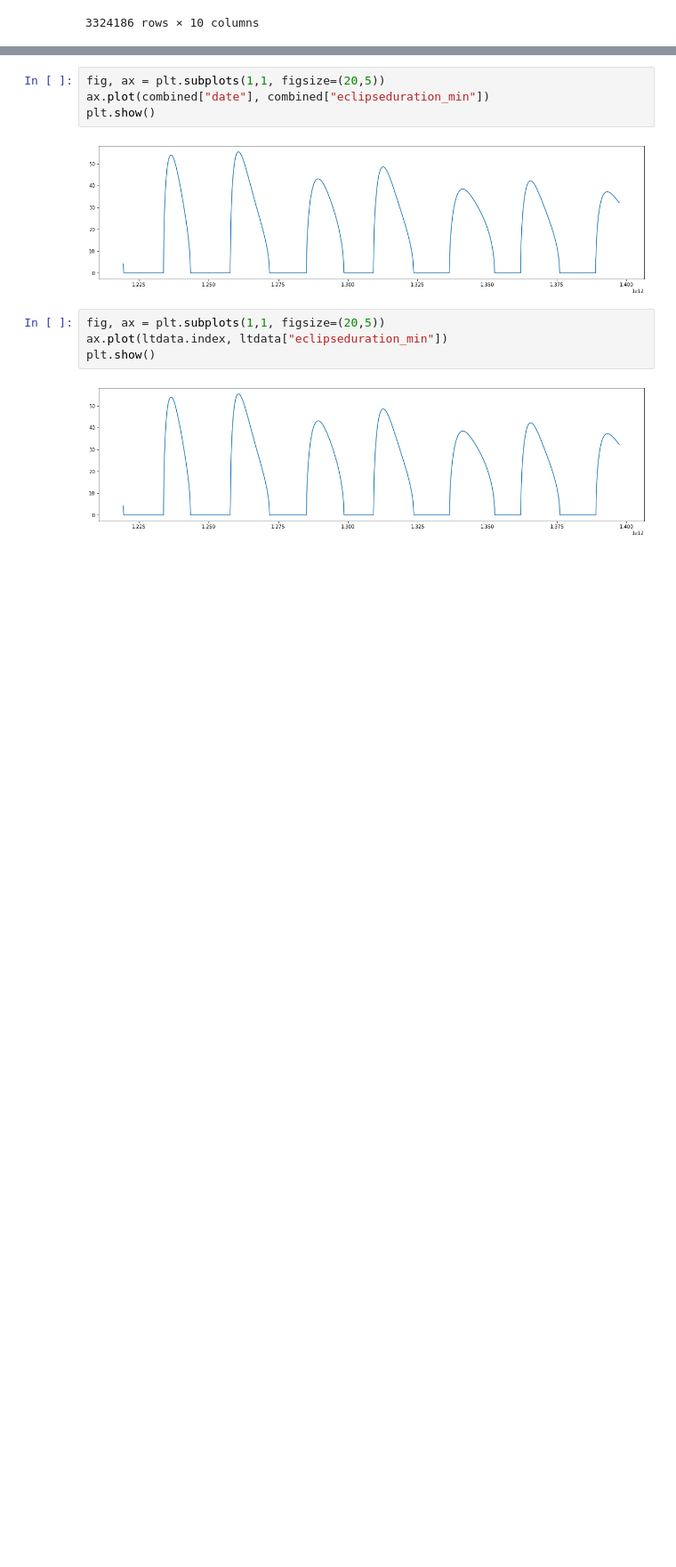
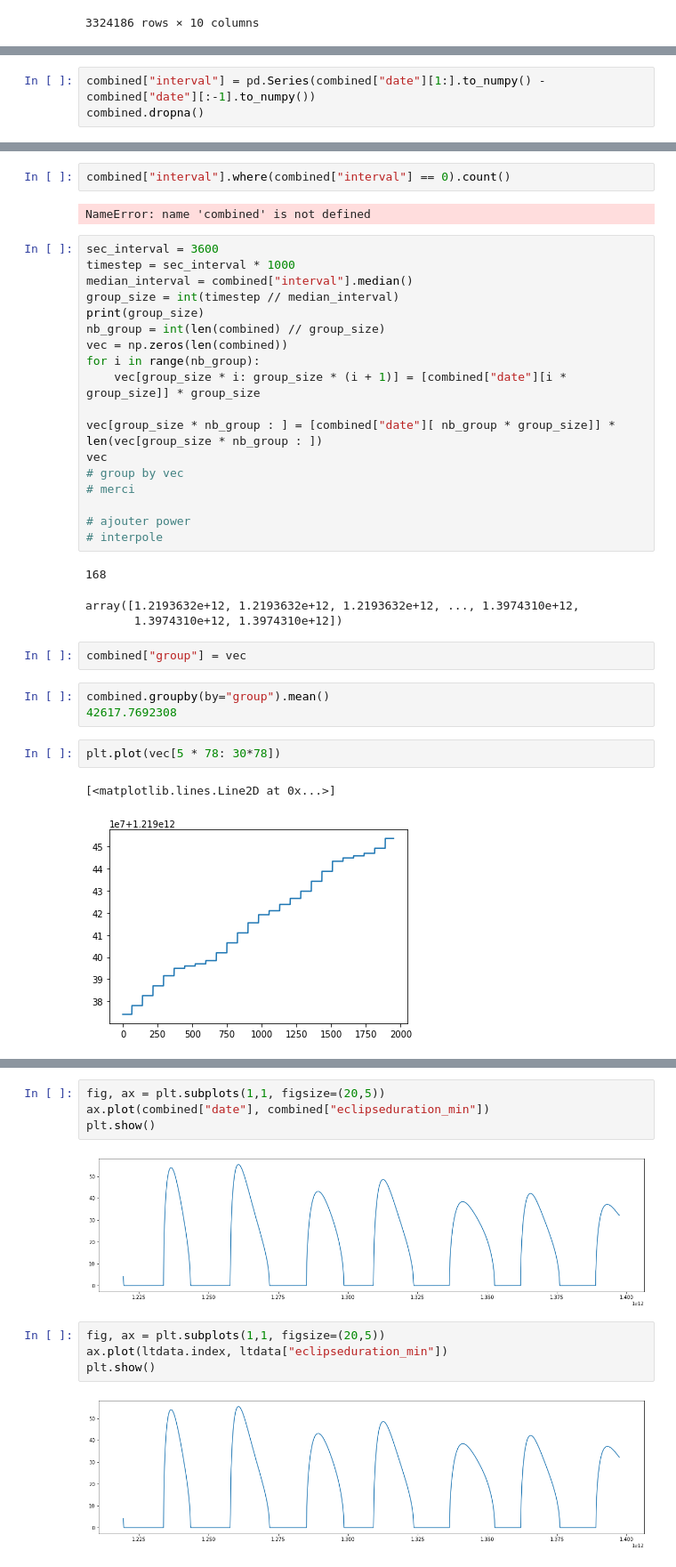
Before and after one commit to YamSok/MarsExpress, a Jupyter notebook: traitement_donnees.ipynb, the cells around one changed output, grey strips where cells are left out. Shown at 89% size. Drawn from its saved outputs; the diff is of its cells as text; blank space fills up the shorter version.

Commit message:
ajout groupby

```diff
--- a/traitement_donnees.ipynb
+++ b/traitement_donnees.ipynb
@@ -464,0 +385,3 @@ combined
+# %%
+combined["interval"] = pd.Series(combined["date"][1:].to_numpy() - combined["date"][:-1].to_numpy())
+combined.dropna()
@@ -464,0 +402,36 @@ combined
+# %%
+combined["interval"].where(combined["interval"] == 0).count()
+# %% [output]
+NameError: name 'combined' is not defined
+# %%
+sec_interval = 3600
+timestep = sec_interval * 1000
+median_interval = combined["interval"].median()
+group_size = int(timestep // median_interval)
+print(group_size)
+nb_group = int(len(combined) // group_size)
+vec = np.zeros(len(combined))
+for i in range(nb_group):
+    vec[group_size * i: group_size * (i + 1)] = [combined["date"][i * group_size]] * group_size
+
+vec[group_size * nb_group : ] = [combined["date"][ nb_group * group_size]] * len(vec[group_size * nb_group : ])
+vec
+# group by vec
+# merci
+
+# ajouter power
+# interpole
+# %% [output]
+168
+array([1.2193632e+12, 1.2193632e+12, 1.2193632e+12, ..., 1.3974310e+12,
+       1.3974310e+12, 1.3974310e+12])
+# %%
+combined["group"] = vec
+# %%
+combined.groupby(by="group").mean()
+42617.7692308
+# %%
+plt.plot(vec[5 * 78: 30*78])
+# %% [output]
+[<matplotlib.lines.Line2D at 0x...>]
+[figure, added]
```
Also changed, not shown: parts of 18 cells of this notebook.
